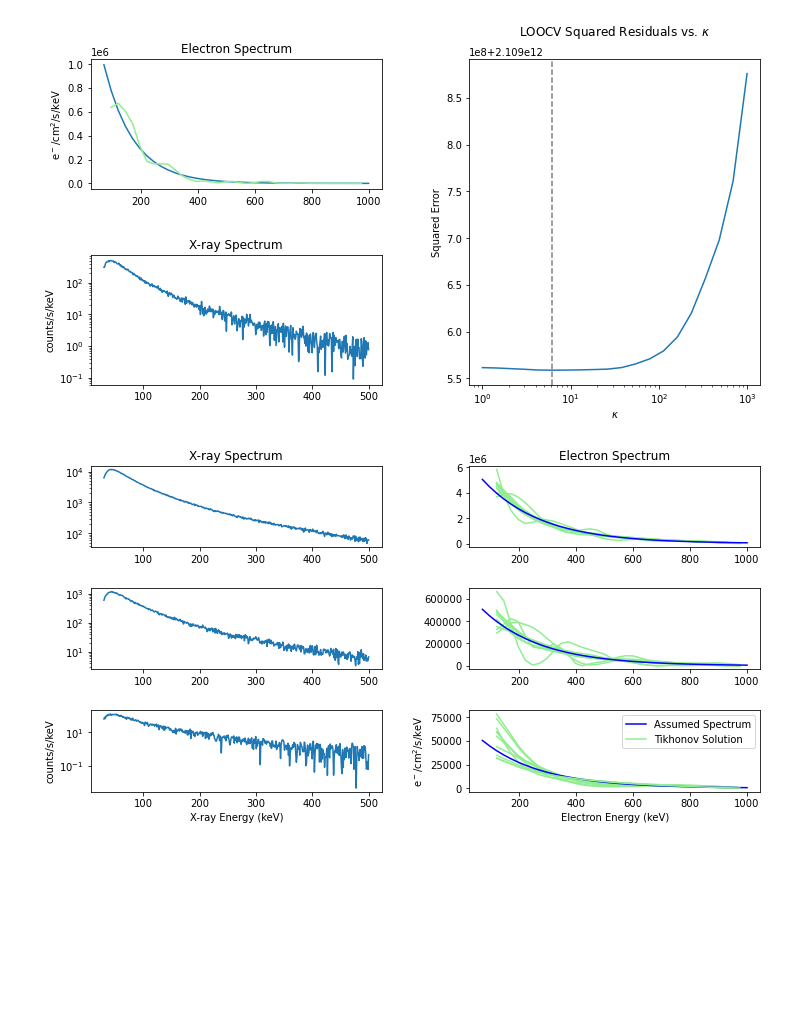
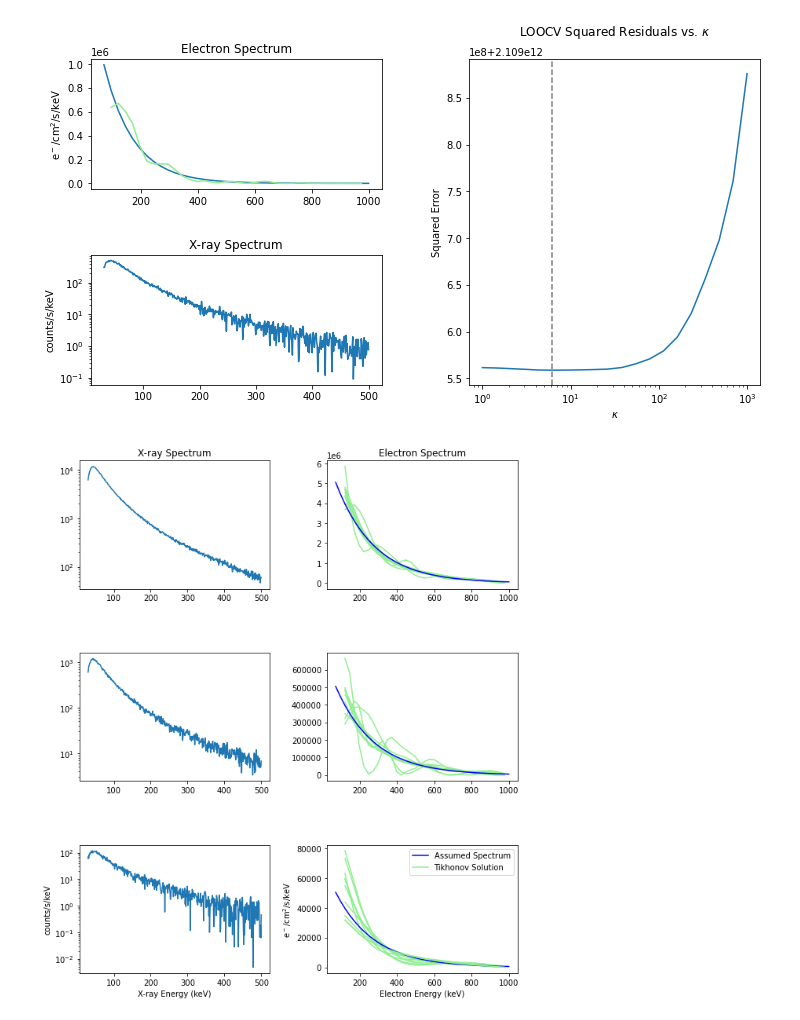
Before and after one commit to mrpatrick1991/thesis, a Jupyter notebook: figures/chapter_4/why_non_negative_is_good/Untitled.ipynb, the cells around one changed output. Saved outputs shown, nothing was run; the diff lists cells and outputs as text; code cells hidden in the pictures; blank space fills up the shorter version.

Commit message:
add exp synth figures

```diff
--- a/figures/chapter_4/why_non_negative_is_good/Untitled.ipynb
+++ b/figures/chapter_4/why_non_negative_is_good/Untitled.ipynb
@@ -234,7 +234,7 @@ for i in range(1,10):
     sol = np.matmul(tk(RS, L2, ss[np.argmin(e)], beamx, True)[0],SS)
     sols_low.append(sol)
 # %%
-fig = plt.figure(figsize=(12,6))
+fig = plt.figure(figsize=(10,12))
 gs = plt.GridSpec(nrows=3, ncols=2,hspace=.5,wspace=.3)
 
 ax1 = fig.add_subplot(gs[0,0])
@@ -248,31 +248,31 @@ ax1.semilogy(xspace,beams_low[0])
 ax3.semilogy(xspace,beams_med[0])
 ax5.semilogy(xspace,beams_high[0])
 
 
 for s in sols_low:
     ax2.plot(espace[2:-1],s[2:-1]/2,color='lightgreen')
 
 for s in sols_med:
     ax4.plot(espace[2:-1],s[2:-1]/2,color='lightgreen')
 
 for s in sols_high:
     ax6.plot(espace[2:-1],s[2:-1]/2,color='lightgreen')
 
 ax2.plot(espace, ex(200,0,1000,1e9)[1],color='blue')
 ax4.plot(espace, ex(200,0,1000,1e8)[1],color='blue')
 ax6.plot(espace, ex(200,0,1000,1e7)[1],color='blue',label='Assumed Spectrum')
 
 ax6.plot(espace[2:-1],sols_high[0][2:-1]/2,color='lightgreen',label='Tikhonov Solution')
 
 ax1.set_title('X-ray Spectrum')
 ax5.set_ylabel('counts/s/keV')
 ax5.set_xlabel('X-ray Energy (keV)')
 ax6.set_xlabel('Electron Energy (keV)')
 
 ax6.set_ylabel('$\mathrm{e^-}/\mathrm{cm}^2/\mathrm{s}/\mathrm{keV}$')
 ax2.set_title('Electron Spectrum')
 
 ax6.legend()
 plt.savefig('fig.pdf')
 # %% [output]
-[figure, old version]
+[figure, new version]
```
Also changed, not shown: 4 other files.
